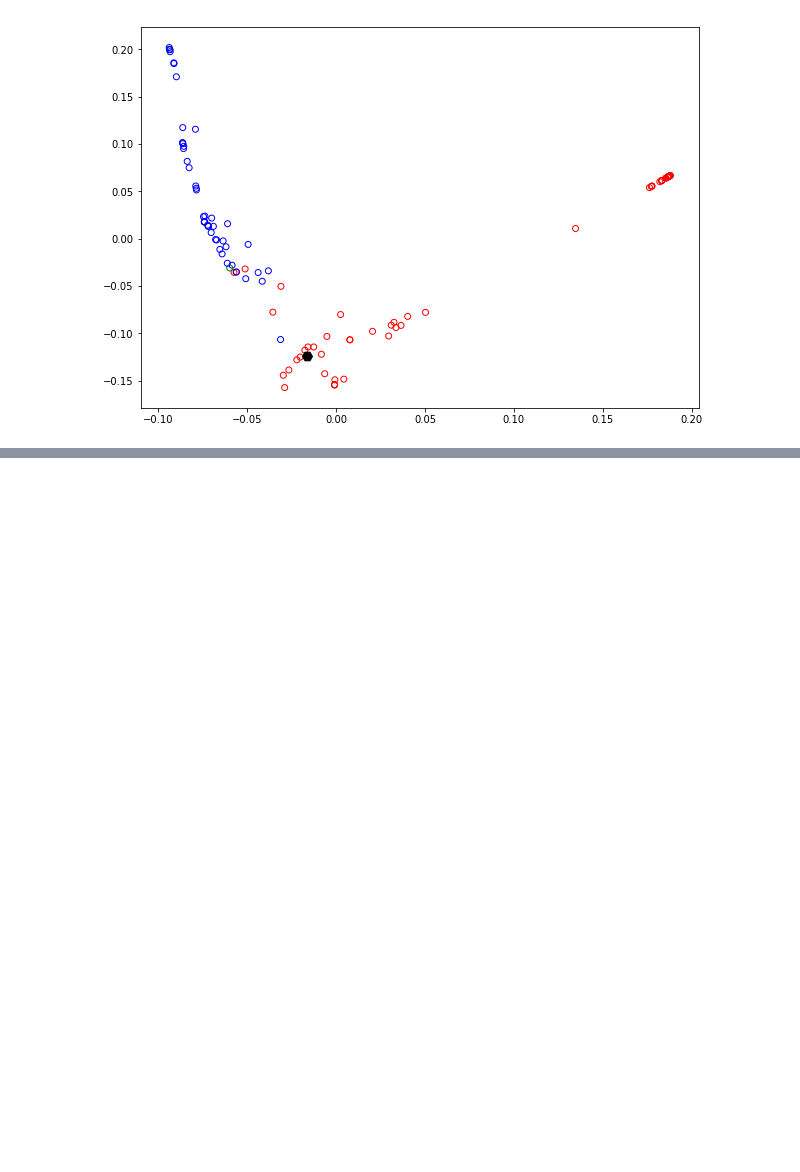
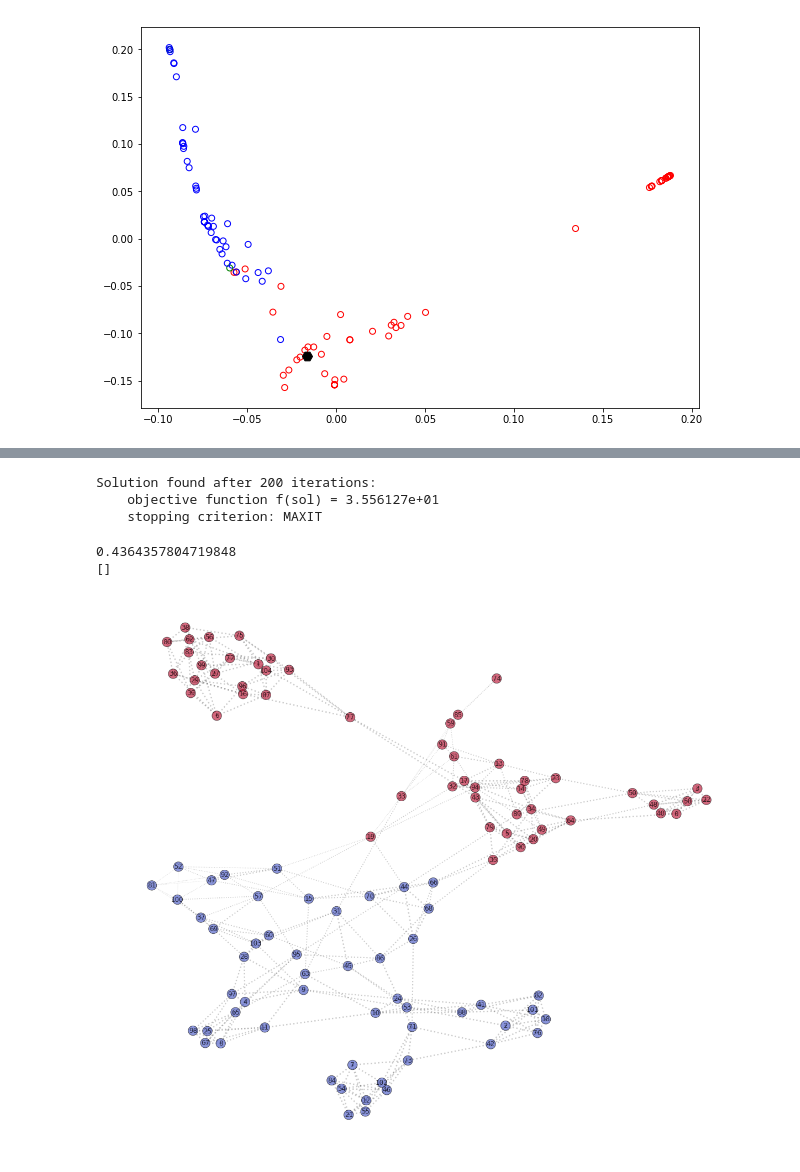
Before and after one commit to lkiel/US-Senators, a Jupyter notebook: Project Demonstration.ipynb, the cells around one changed output, grey strips where cells are left out. Saved outputs shown, nothing was run; the diff lists cells and outputs as text; code cells hidden in the pictures; blank space fills up the shorter version.

Commit message:
Implement basic predictive functionality in notebook

```diff
--- a/Project Demonstration.ipynb
+++ b/Project Demonstration.ipynb
@@ -206,0 +204,24 @@ Text(-0.0198171,-0.15,'You')
+# %%
+G = graphs.Graph(adjacency)
+G.set_coordinates('spring', seed=2018)
+G.compute_fourier_basis()
+G.compute_differential_operator()
+G.compute_laplacian()
+
+sol_2norm_min = graph_pnorm_interpolation(sparse.csr_matrix(G.D),P_wrapper(w, labels_bin),np.random.randn(n),2)
+
+threshold = 0
+
+sol_2norm_bin = get_thresholded_values(sol_2norm_min,threshold)
+# %% [output]
+Solution found after 200 iterations:
+    objective function f(sol) = 3.556127e+01
+    stopping criterion: MAXIT
+# %%
+plt.figure(figsize=(20,18))
+print(error(labels_bin, sol_2norm_bin))
+plot_signal(adjacency, sol_2norm_bin, scale=[-1,1], colormap=plt.get_cmap('coolwarm'))
+# %% [output]
+0.4364357804719848
+[]
+[figure, added]
```
Also changed, not shown: parts of 10 cells of this notebook, 1 other file.
